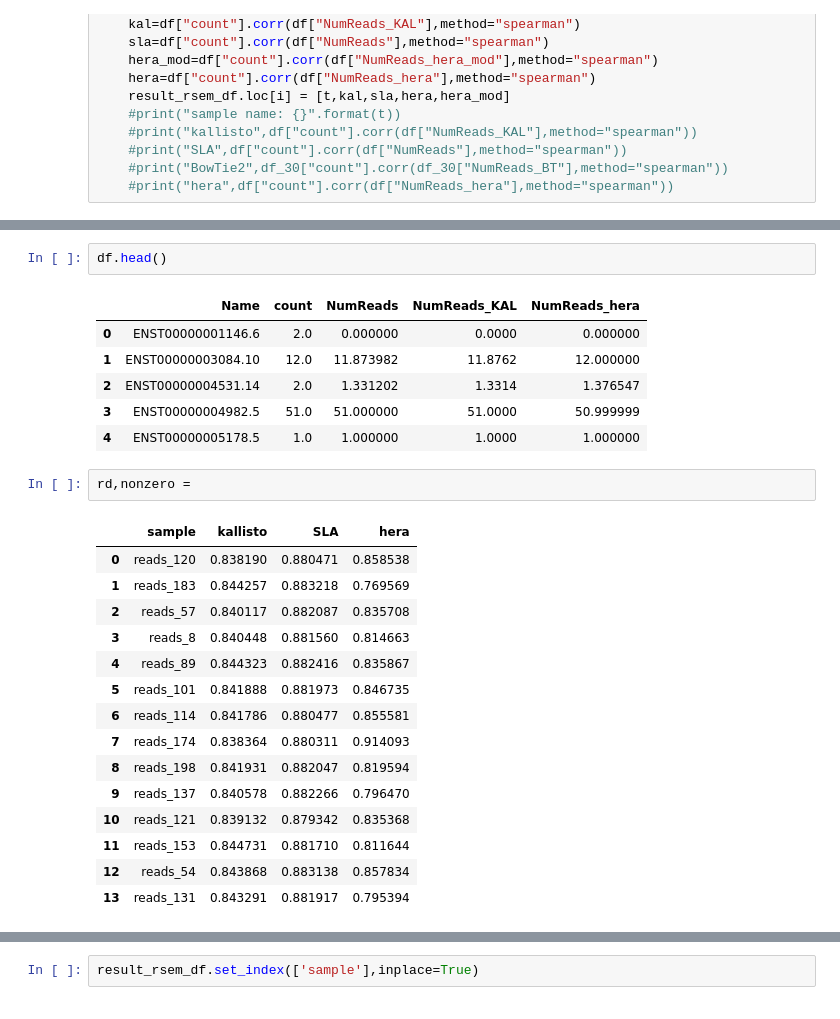
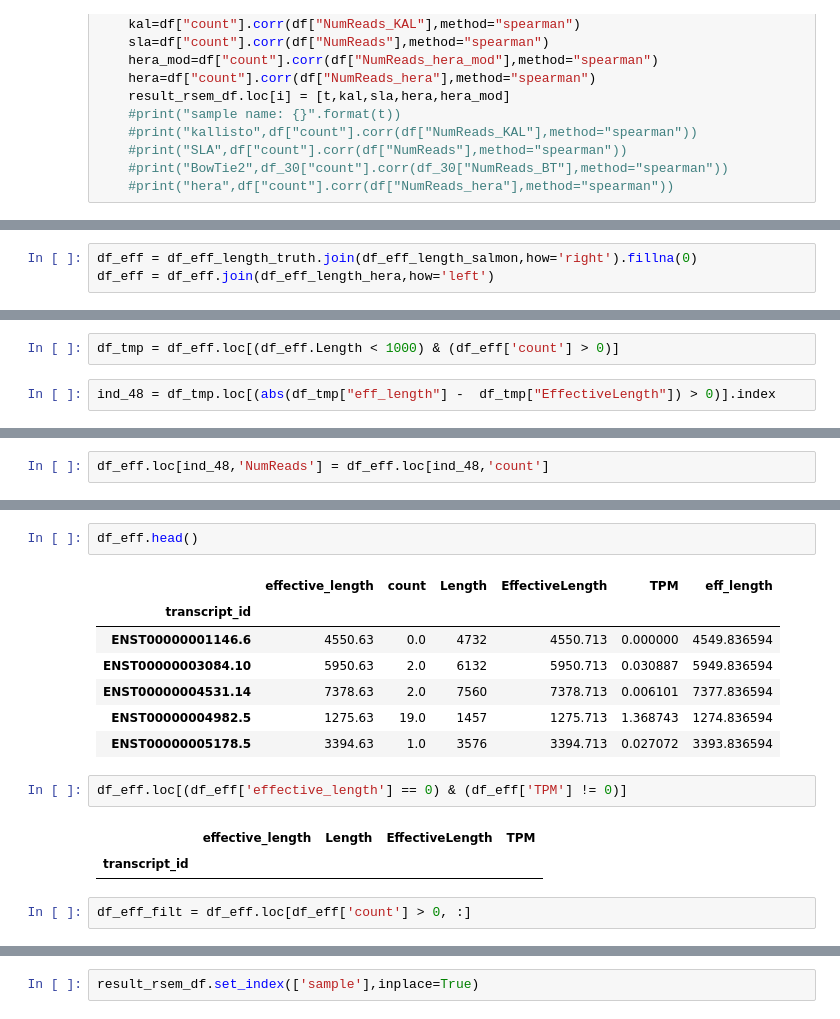
Before and after one commit to COMBINE-lab/selective-alignment-experiment, a Jupyter notebook: bleed_through_experiment/Evaluation_polyester.ipynb, the cells around one changed output, grey strips where cells are left out. Saved outputs shown, nothing was run; the diff lists cells and outputs as text.

```diff
--- a/bleed_through_experiment/Evaluation_polyester.ipynb
+++ b/bleed_through_experiment/Evaluation_polyester.ipynb
@@ -232,0 +542,3 @@ for i,t in enumerate(types):
+# %%
+df_eff = df_eff_length_truth.join(df_eff_length_salmon,how='right').fillna(0)
+df_eff = df_eff.join(df_eff_length_hera,how='left')
@@ -232,0 +549,4 @@ for i,t in enumerate(types):
+# %%
+df_tmp = df_eff.loc[(df_eff.Length < 1000) & (df_eff['count'] > 0)]
+# %%
+ind_48 = df_tmp.loc[(abs(df_tmp["eff_length"] -  df_tmp["EffectiveLength"]) > 0)].index
@@ -232,0 +577,2 @@ for i,t in enumerate(types):
+# %%
+df_eff.loc[ind_48,'NumReads'] = df_eff.loc[ind_48,'count']
@@ -233,27 +595,17 @@ for i,t in enumerate(types):
 # %%
-df.head()
+df_eff.head()
 # %% [output]
-|  | Name | count | NumReads | NumReads_KAL | NumReads_hera |
-| 0 | ENST00000001146.6 | 2.0 | 0.000000 | 0.0000 | 0.000000 |
-| 1 | ENST00000003084.10 | 12.0 | 11.873982 | 11.8762 | 12.000000 |
-| 2 | ENST00000004531.14 | 2.0 | 1.331202 | 1.3314 | 1.376547 |
-| 3 | ENST00000004982.5 | 51.0 | 51.000000 | 51.0000 | 50.999999 |
-| 4 | ENST00000005178.5 | 1.0 | 1.000000 | 1.0000 | 1.000000 |
+|  | effective_length | count | Length | EffectiveLength | TPM | eff_length |
+| transcript_id |  |  |  |  |  |  |
+| ENST00000001146.6 | 4550.63 | 0.0 | 4732 | 4550.713 | 0.000000 | 4549.836594 |
+| ENST00000003084.10 | 5950.63 | 2.0 | 6132 | 5950.713 | 0.030887 | 5949.836594 |
+| ENST00000004531.14 | 7378.63 | 2.0 | 7560 | 7378.713 | 0.006101 | 7377.836594 |
+| ENST00000004982.5 | 1275.63 | 19.0 | 1457 | 1275.713 | 1.368743 | 1274.836594 |
+| ENST00000005178.5 | 3394.63 | 1.0 | 3576 | 3394.713 | 0.027072 | 3393.836594 |
-# %%
-rd,nonzero =
-# %% [output]
-|  | sample | kallisto | SLA | hera |
-| 0 | reads_120 | 0.838190 | 0.880471 | 0.858538 |
-| 1 | reads_183 | 0.844257 | 0.883218 | 0.769569 |
-| 2 | reads_57 | 0.840117 | 0.882087 | 0.835708 |
-| 3 | reads_8 | 0.840448 | 0.881560 | 0.814663 |
-| 4 | reads_89 | 0.844323 | 0.882416 | 0.835867 |
-| 5 | reads_101 | 0.841888 | 0.881973 | 0.846735 |
-| 6 | reads_114 | 0.841786 | 0.880477 | 0.855581 |
-| 7 | reads_174 | 0.838364 | 0.880311 | 0.914093 |
-| 8 | reads_198 | 0.841931 | 0.882047 | 0.819594 |
-| 9 | reads_137 | 0.840578 | 0.882266 | 0.796470 |
-| 10 | reads_121 | 0.839132 | 0.879342 | 0.835368 |
-| 11 | reads_153 | 0.844731 | 0.881710 | 0.811644 |
-| 12 | reads_54 | 0.843868 | 0.883138 | 0.857834 |
-| 13 | reads_131 | 0.843291 | 0.881917 | 0.795394 |
+# %%
+df_eff.loc[(df_eff['effective_length'] == 0) & (df_eff['TPM'] != 0)]
+# %% [output]
+|  | effective_length | Length | EffectiveLength | TPM |
+| transcript_id |  |  |  |  |
+# %%
+df_eff_filt = df_eff.loc[df_eff['count'] > 0, :]
```
Also changed, not shown: parts of 53 cells of this notebook, 4 other files.
